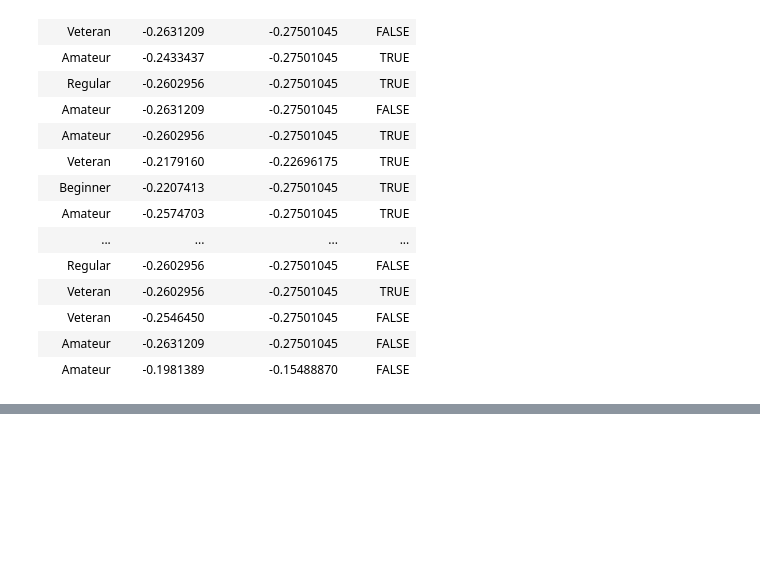
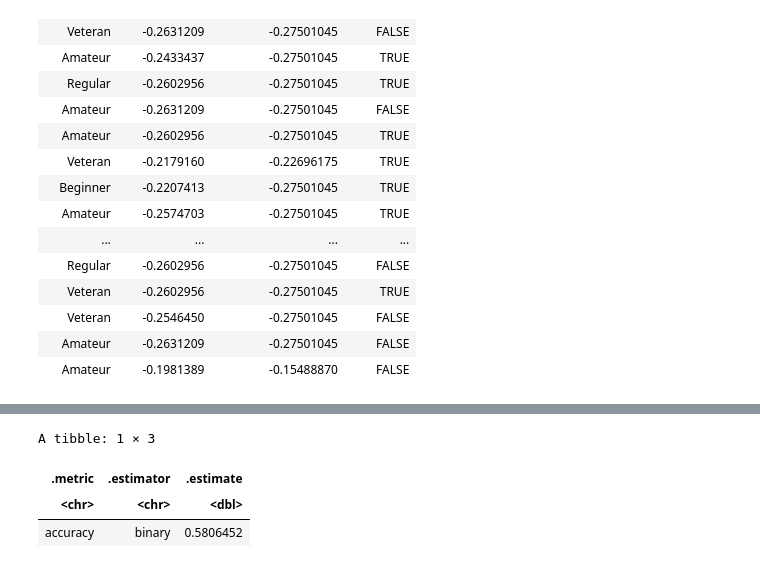
Before and after one commit to jmitra05/dsci-100-2024w2-group-003, a Jupyter notebook: project.ipynb, the cells around one changed output, grey strips where cells are left out. Saved outputs shown, nothing was run; the diff lists cells and outputs as text; code cells hidden in the pictures; blank space fills up the shorter version.

```diff
--- a/project.ipynb
+++ b/project.ipynb
@@ -90,0 +130,8 @@ scaled_player_graph
+# %%
+player_test_predictions |> metrics(truth = subscribe, estimate = .pred_class) |> filter(.metric == "accuracy")
+player_test_predictions |>  recall(truth = Class, estimate = .pred_class, event_level = "first")
+# %% [output]
+A tibble: 1 × 3
+| .metric | .estimator | .estimate |
+| <chr> | <chr> | <dbl> |
+| accuracy | binary | 0.5806452 |
```
Also changed, not shown: parts of 4 cells of this notebook.
